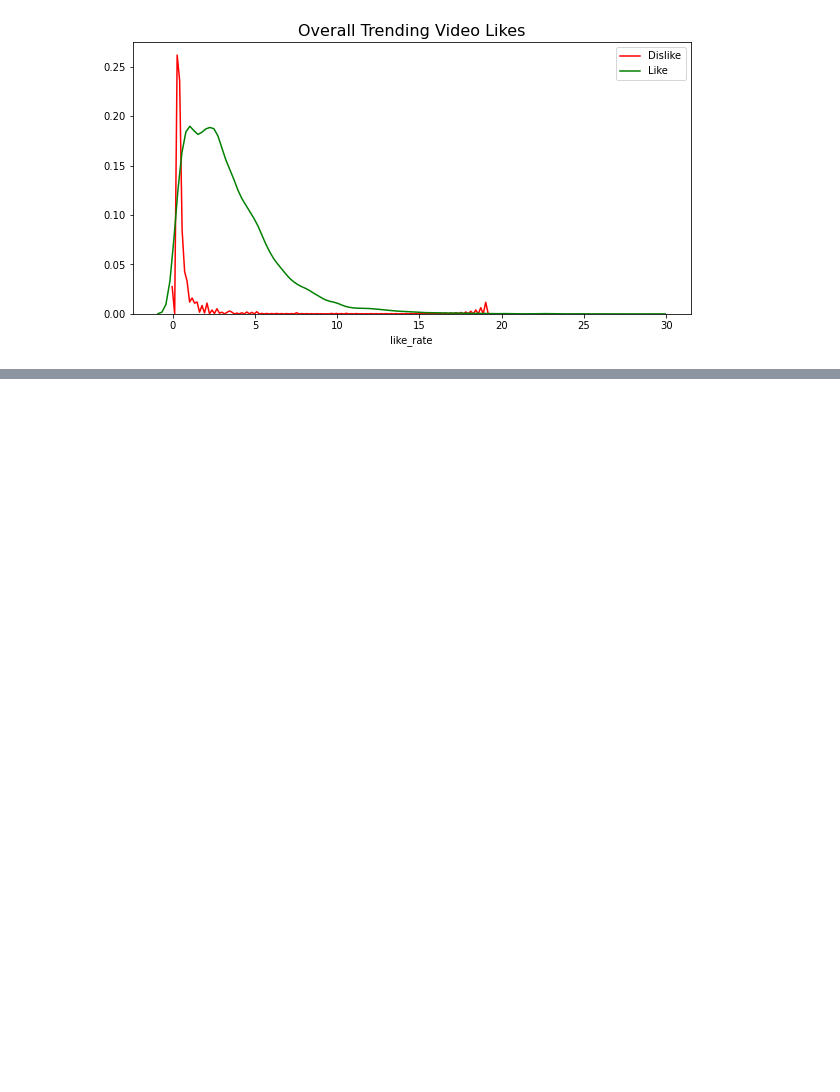
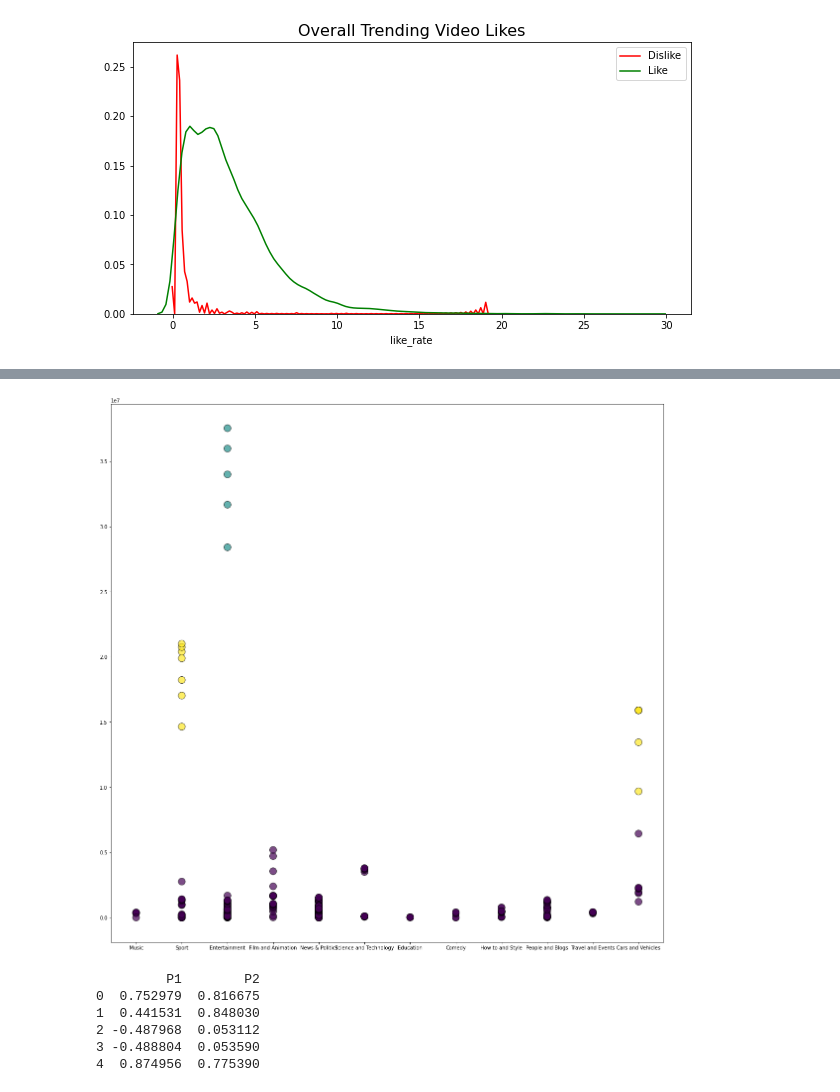
Before and after one commit to warwickwei/CS5112_project_youtube_clustering, a Jupyter notebook: YouTube_Clustering_2.0.ipynb, the cells around one changed output, grey strips where cells are left out. Cells and saved outputs as stored; diff of their text form; code cells hidden in the pictures; blank space fills up the shorter version.

```diff
--- a/YouTube_Clustering_2.0.ipynb
+++ b/YouTube_Clustering_2.0.ipynb
@@ -157,0 +243,8 @@ print(top_channels)
+# %%
+# Data fitting for kmeans
+kmeans = KMeans(n_clusters=3,init='k-means++',max_iter=300,n_init=10,random_state=0)
+y_kmeans = kmeans.fit(X)
+y_kmeans1 = kmeans.fit_predict(X)
+df1['cluster'] = y_kmeans1
+print(df1.shape)
+df1.head()
@@ -157,0 +260,48 @@ print(top_channels)
+# %%
+#Kmeans Visualization
+x = df1['category_name'].values
+y = df1['views'].values
+z = df1['cluster'].values
+fig = plt.figure(figsize=(20, 20))
+plt.scatter(x, y,
+           linewidths=1, alpha=.7,
+           edgecolor='k',
+           s = 200,
+           c=z)
+plt.show()
+# %% [output]
+[figure, added]
+# %%
+# Implement DBScan
+
+from sklearn.cluster import DBSCAN
+from sklearn.preprocessing import StandardScaler
+from sklearn.preprocessing import normalize
+from sklearn.decomposition import PCA
+
+# Scaling the data to bring all the attributes to a comparable level
+scaler = StandardScaler()
+X_scaled = scaler.fit_transform(cluster)
+
+# Normalizing the data so that
+# the data approximately follows a Gaussian distribution
+X_normalized = normalize(X_scaled)
+
+# Converting the numpy array into a pandas DataFrame
+X_normalized = pd.DataFrame(X_normalized)
+
+pca = PCA(n_components = 2)
+X_principal = pca.fit_transform(X_normalized)
+X_principal = pd.DataFrame(X_principal)
+X_principal.columns = ['P1', 'P2']
+print(X_principal.head())
+
+db_default = DBSCAN(eps = 0.0375, min_samples = 3).fit(X_principal)
+labels = db_default.labels_
+# %% [output]
+         P1        P2
+0  0.752979  0.816675
+1  0.441531  0.848030
+2 -0.487968  0.053112
+3 -0.488804  0.053590
+4  0.874956  0.775390
```
Also changed, not shown: parts of 15 cells of this notebook.
